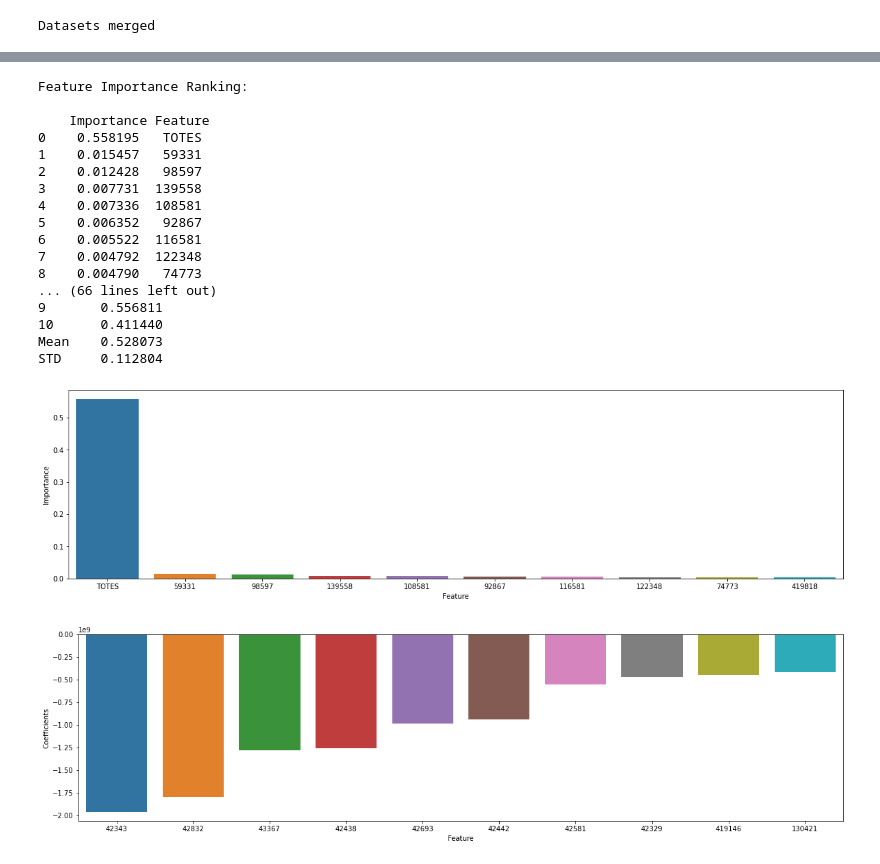
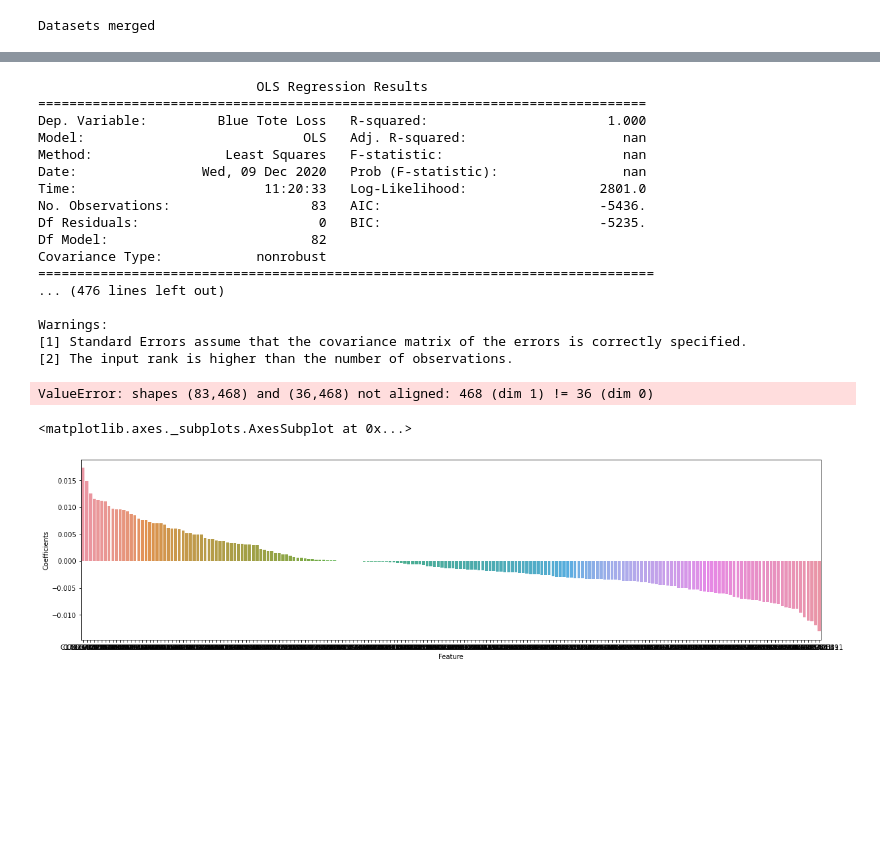
Before and after one commit to ch4413/scs, a Jupyter notebook: notebooks/Basic Model.ipynb, the cells around one changed output, grey strips where cells are left out. Drawn from its saved outputs; the diff is of its cells as text; code cells hidden in the pictures; blank space fills up the shorter version.

Commit message:
updated model notebook

```diff
--- a/notebooks/Basic Model.ipynb
+++ b/notebooks/Basic Model.ipynb
@@ -77,34 +77,59 @@ X,y = md.gen_feat_var(df)
 # %%
-X_train, X_test, y_train, y_test = md.split(X,y,test_size=0.3,random_state=101)
+X_train, X_test, y_train, y_test = md.split(X,y,test_size=0.3,random_state=42)
 
-RF_mdl,predictions_RF=md.run_RF_model(X_train, X_test, y_train, y_test,num_trees=100, criterion = 'mse', max_depth=None, dtree=False)
+#RF_mdl,predictions_RF=md.run_RF_model(X_train, X_test, y_train, y_test,num_trees=100, criterion = 'mse', max_depth=None, dtree=False)
 
-#X_sel_rf = md.select_features(X, X_train, y_train, RF_mdl, thres = np.inf(), max_feat=1000)
+#Linear_mdl,predictions_LM,Coeff = md.run_LR_model(X_train, X_test, y_train, y_test)
 
-Linear_mdl,predictions_LM=md.run_LR_model(X_train, X_test, y_train, y_test)
+#XGB_mdl,predictions_XGB,Importance_XGB = md.run_XGB_model(X_train, X_test, y_train, y_test)
 
-#X_sel_lm = md.select_features(X, X_train, y_train, Linear_mdl, thres = np.inf(), max_feat=1000)
+maxf = None
 
-cv_R2 = md.cross_validate_r2(Linear_mdl, X, y, n_folds = 10, shuffle = True, random_state = 101)
 
-cv_R2 = md.cross_validate_r2(RF_mdl, X, y, n_folds = 10, shuffle = True, random_state = 101)
+#X_sel_rf = md.select_features(X, y, RF_mdl, thres = -np.inf, max_feat = maxf)
+
+#X_sel_lm = md.select_features(X, y, Linear_mdl, thres = -np.inf, max_feat = maxf)
+
+#X_sel_XGB = md.select_features(X, y, XGB_mdl, thres = -np.inf, max_feat = maxf)
+
+#X_train, X_test, y_train, y_test = md.split(X_sel_lm,y,test_size=0.3,random_state=42)
+
+#Linear_mdl,predictions_LM,Coeff = md.run_LR_model(X_train, X_test, y_train, y_test)
+
+model = sm.OLS(y_train,X_train)
+results = model.fit()
+print(results.summary())
+
+Xnew = sm.add_constant(X_test)
+y_prediction =  model.predict(X_test)
+
+#cv_R2 = md.cross_validate_r2(Linear_mdl, X_sel_lm, y, n_folds = 10, shuffle = True, random_state = 101)
+
+#cv_R2 = md.cross_validate_r2(RF_mdl, X_sel_rf, y, n_folds = 10, shuffle = True, random_state = 101)
+
+#cv_R2 = md.cross_validate_r2(XGB_mdl, X_sel_XGB, y, n_folds = 10, shuffle = True, random_state = 101)
 # %% [output]
-Feature Importance Ranking:
+                            OLS Regression Results
+==============================================================================
+Dep. Variable:         Blue Tote Loss   R-squared:                       1.000
+Model:                            OLS   Adj. R-squared:                    nan
+Method:                 Least Squares   F-statistic:                       nan
+Date:                Wed, 09 Dec 2020   Prob (F-statistic):                nan
+Time:                        11:20:33   Log-Likelihood:                 2801.0
+No. Observations:                  83   AIC:                            -5436.
+Df Residuals:                       0   BIC:                            -5235.
+Df Model:                          82
+Covariance Type:            nonrobust
+===============================================================================
+... (476 lines left out)
 
-    Importance Feature
-0    0.558195   TOTES
-1    0.015457   59331
-2    0.012428   98597
-3    0.007731  139558
-4    0.007336  108581
-5    0.006352   92867
-6    0.005522  116581
-7    0.004792  122348
-8    0.004790   74773
-... (66 lines left out)
-9       0.556811
-10      0.411440
-Mean    0.528073
-STD     0.112804
+Warnings:
+[1] Standard Errors assume that the covariance matrix of the errors is correctly specified.
+[2] The input rank is higher than the number of observations.
-[figure, removed]
-[figure, removed]
+ValueError: shapes (83,468) and (36,468) not aligned: 468 (dim 1) != 36 (dim 0)
+# %%
+plt.figure(figsize=(20,5))
+sns.barplot(data=Coeff, x='Feature',y = 'Coefficients')
+# %% [output]
+<matplotlib.axes._subplots.AxesSubplot at 0x...>
+[figure, added]
```
Also changed, not shown: parts of 13 cells of this notebook, 1 other file.
